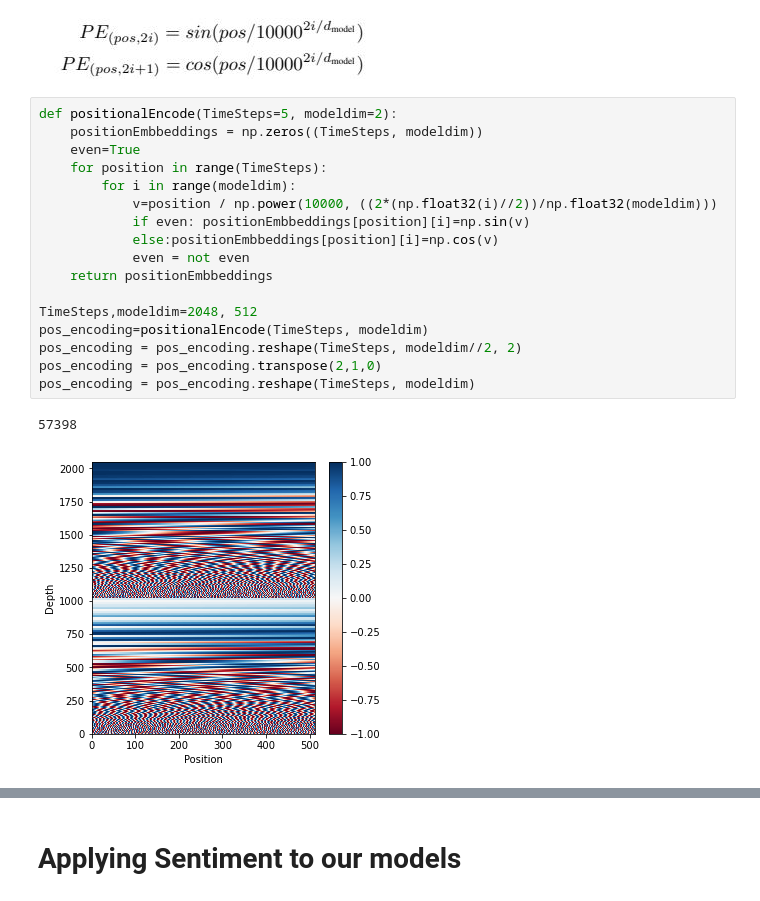
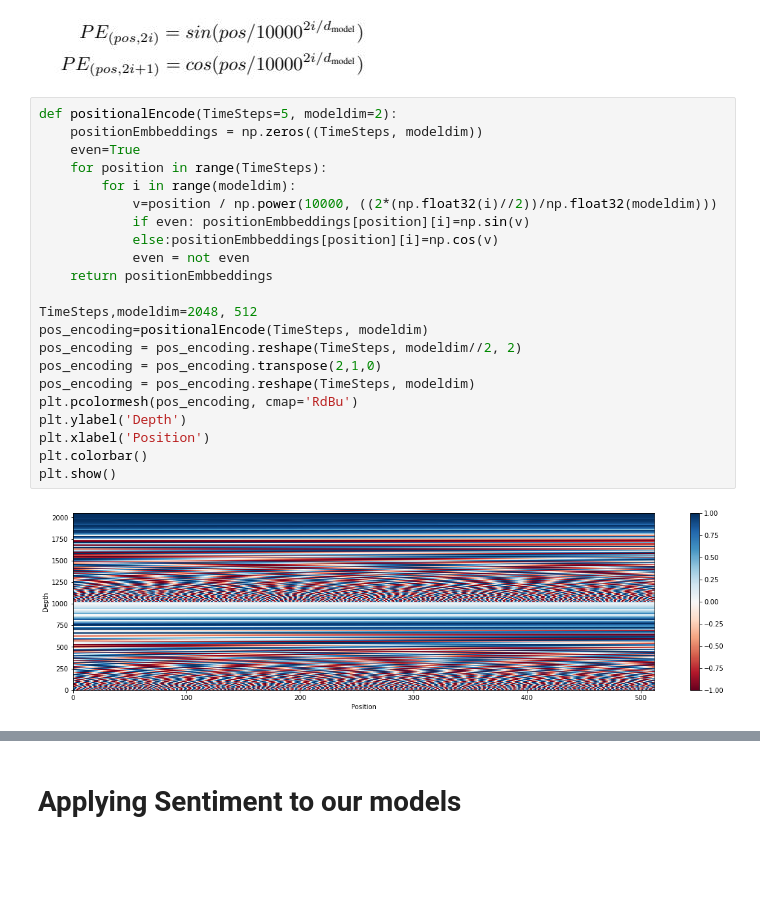
Before and after one commit to IsmailMarashi/2020-2021-Stock-Market-Forecasting-Using-Sentiment-Analysis, a Jupyter notebook: yFinance.ipynb, the cells around one changed output, grey strips where cells are left out. Saved outputs shown, nothing was run; the diff lists cells and outputs as text; blank space fills up the shorter version.

```diff
--- a/yFinance.ipynb
+++ b/yFinance.ipynb
@@ -959,21 +954,25 @@ plotCompare(vy.values,predictions,["Y","P"])
 # %%
 def positionalEncode(TimeSteps=5, modeldim=2):
     positionEmbbeddings = np.zeros((TimeSteps, modeldim))
     even=True
     for position in range(TimeSteps):
         for i in range(modeldim):
             v=position / np.power(10000, ((2*(np.float32(i)//2))/np.float32(modeldim)))
             if even: positionEmbbeddings[position][i]=np.sin(v)
             else:positionEmbbeddings[position][i]=np.cos(v)
             even = not even
     return positionEmbbeddings
 
 TimeSteps,modeldim=2048, 512
 pos_encoding=positionalEncode(TimeSteps, modeldim)
 pos_encoding = pos_encoding.reshape(TimeSteps, modeldim//2, 2)
 pos_encoding = pos_encoding.transpose(2,1,0)
 pos_encoding = pos_encoding.reshape(TimeSteps, modeldim)
+plt.pcolormesh(pos_encoding, cmap='RdBu')
+plt.ylabel('Depth')
+plt.xlabel('Position')
+plt.colorbar()
+plt.show()
 # %% [output]
-57398
-[figure, old version]
+[figure, new version]
 # %%
```
Also changed, not shown: parts of 38 cells of this notebook, 1 other file.
